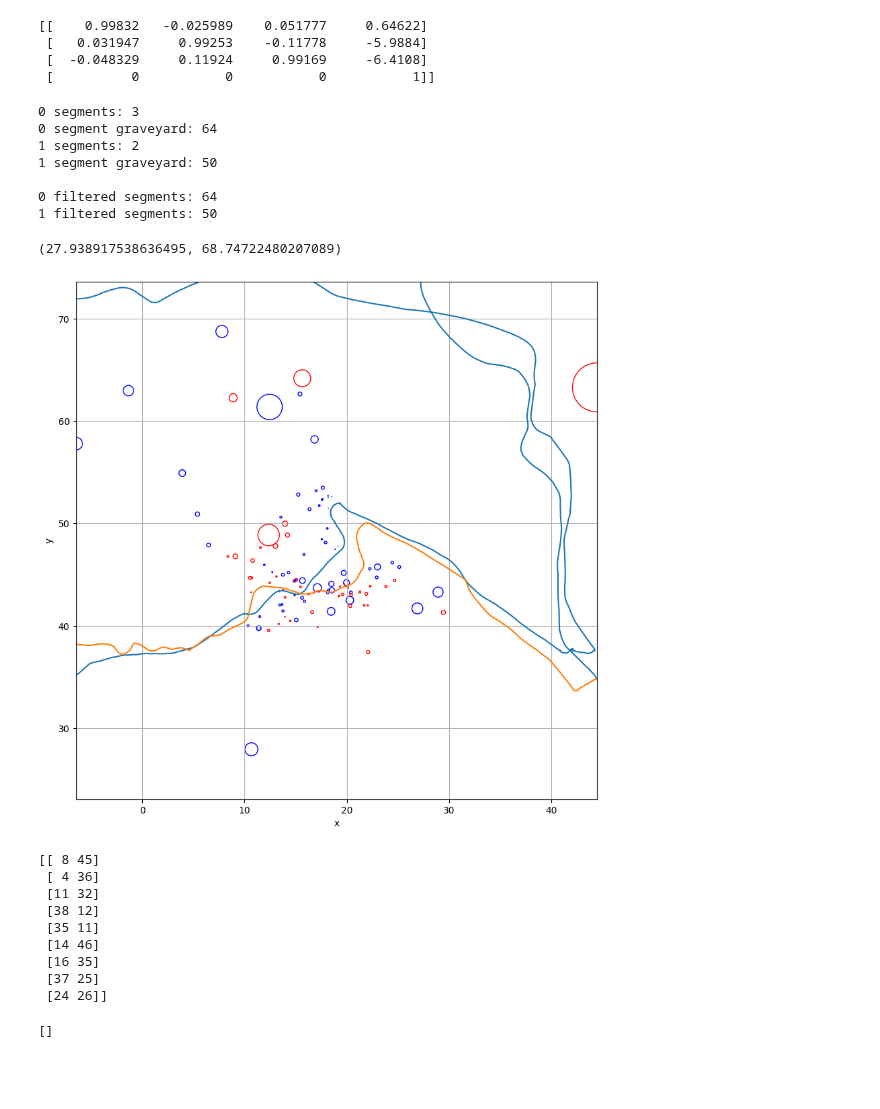
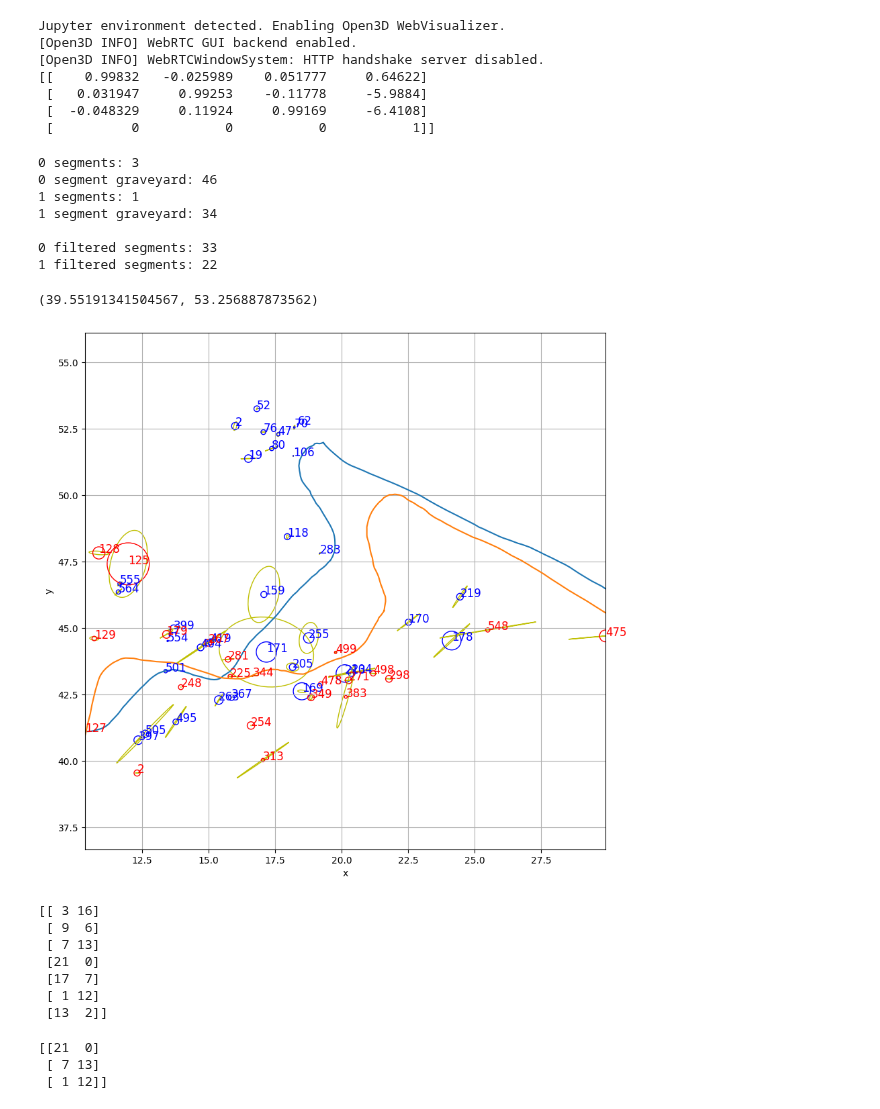
Before and after one commit to mit-acl/roman, a Jupyter notebook: notebooks/08_west_point_clipper_2.ipynb, the cells around one changed output. Cells and saved outputs as stored; diff of their text form; code cells hidden in the pictures; blank space fills up the shorter version.

Commit message:
add more merging conditions and update video output
Signed-off-by: Mason Peterson <mbpeterson70@gmail.com>

```diff
--- a/notebooks/08_west_point_clipper_2.ipynb
+++ b/notebooks/08_west_point_clipper_2.ipynb
@@ -25,8 +25,8 @@ from object_map_registration.utils import object_list_bounds
 cam_params_pkl = open('/home/masonbp/data/west_point_2023/acl_jackal2_cam_params.pkl', 'rb')
 cam_params = pickle.load(cam_params_pkl)
 tracker_files = [
-    '/home/masonbp/results/west_point_2023/segment_tracking/1117_04_585_615.pkl',
-    '/home/masonbp/results/west_point_2023/segment_tracking/1117_02_195_225.pkl',
+    '/home/masonbp/results/west_point_2023/segment_tracking/1117_04.pkl',
+    '/home/masonbp/results/west_point_2023/segment_tracking/1117_02.pkl',
 ]
 trackers = [pickle.load(open(f, 'rb')) for f in tracker_files]
 num_robots = len(trackers)
@@ -36,6 +36,9 @@ sol_pkl = "/home/masonbp/results/west_point_2023/frame_align_investigation/test_
 clipper_sol = pickle.load(open(sol_pkl, 'rb'))[0][1]
 print(clipper_sol.transform)
 # %% [output]
+Jupyter environment detected. Enabling Open3D WebVisualizer.
+[Open3D INFO] WebRTC GUI backend enabled.
+[Open3D INFO] WebRTCWindowSystem: HTTP handshake server disabled.
 [[    0.99832   -0.025989    0.051777     0.64622]
  [   0.031947     0.99253    -0.11778     -5.9884]
  [  -0.048329     0.11924     0.99169     -6.4108]
@@ -58,7 +61,13 @@ pose_data = [PoseData(
 pose_data[0].T_premultiply = clipper_sol.transform
 # %%
 def keep_fun(segment: Segment, i: int):
-    return True
+    try:
+        cov = segment.covariance()[:2,:2]
+        pearson = cov[0,1] / np.sqrt(cov[0,0]*cov[1,1])
+        std_devs = 1.
+        return np.max([std_devs*np.sqrt(cov[0,0]*(1 + pearson)), std_devs*cov[1,1]*np.sqrt(1 - pearson)]) < 4.0
+    except:
+        return False
     try:
         return segment.num_sightings > 10 \
             and segment.reconstruction3D(width_height=True)[3] > 0.1 \
@@ -78,12 +87,12 @@ for i in range(num_robots):
     print(f"{i} filtered segments: {len(filtered_segments[i])}")
 # %% [output]
 0 segments: 3
-0 segment graveyard: 64
-1 segments: 2
-1 segment graveyard: 50
+0 segment graveyard: 46
+1 segments: 1
+1 segment graveyard: 34
 
-0 filtered segments: 64
-1 filtered segments: 50
+0 filtered segments: 33
+1 filtered segments: 22
 # %%
 fig, ax = plt.subplots(figsize=(10, 10))
 ax.set_aspect('equal', adjustable='box')
@@ -98,49 +107,53 @@ for i in range(num_robots):
     for segment in filtered_segments[i]: #trackers[i].segments + trackers[i].segment_graveyard:
         try:
             if segment.num_sightings < 10: continue
             reconstruction = segment.reconstruction3D(width_height=True)
             # position, width = reconstruction[:2], reconstruction[3]
             # ellipsoid = Ellipsoid(reconstruction[:2], axes=np.array([width/2, width/2]), rot_mat=np.eye(2))
             position, width, height = reconstruction[:3], reconstruction[3], reconstruction[4]
 
             # ellipsoid = Ellipsoid(reconstruction[:3], axes=np.array([width/2, width/2, height/2]), rot_mat=np.eye(3))
             # if i == 0:
             #     ellipsoid.transform(clipper_sol.transform)
 
             ellipsoid = Ellipsoid(reconstruction[:2], axes=np.array([width/2, width/2]), rot_mat=np.eye(2))
+            cov = segment.covariance()[:2,:2]
+            pearson = cov[0,1] / np.sqrt(cov[0,0]*cov[1,1])
+            cov_ellipse = Ellipsoid(reconstruction[:2], axes=np.array([1*np.sqrt(cov[0,0]*(1 + pearson)), 1*cov[1,1]*np.sqrt(1 - pearson)]), rot_mat=cov[:2,:2])
             if i == 0:
                 ellipsoid.transform(T3d_2_T2d(clipper_sol.transform))
+                cov_ellipse.transform(T3d_2_T2d(clipper_sol.transform))
+            cov_ellipse.plot2d(ax, edgecolor='y')
 
             maps[i].append(ellipsoid)
             maps[i][-1].plot2d(ax, edgecolor=colors[i])
+            plt.text(ellipsoid.centroid[0], ellipsoid.centroid[1], f"{segment.id}", fontsize=12, color=colors[i])
         except:
             print("missed this one")
 
 maps_bounds = object_list_bounds(maps[0] + maps[1])
 
 for pd in pose_data:
     pd.plot2d(tf=pd.tf - 150)
 
 ax.set_xlim(maps_bounds[0])
 ax.set_ylim(maps_bounds[1])
 # print(maps_bounds)
 # %% [output]
-(27.938917538636495, 68.74722480207089)
+(39.55191341504567, 53.256887873562)
-[figure, old version]
+[figure, new version]
 # %%
-clipper = ClipperPtRegistration(sigma=.2, epsilon=.4)
+clipper = ClipperPtRegistration(sigma=.4, epsilon=.6)
 inliers_cl = clipper.register(maps[0], maps[1])
 print(inliers_cl)
 # %% [output]
-[[ 8 45]
- [ 4 36]
- [11 32]
- [38 12]
- [35 11]
- [14 46]
- [16 35]
- [37 25]
- [24 26]]
+[[ 3 16]
+ [ 9  6]
+ [ 7 13]
+ [21  0]
+ [17  7]
+ [ 1 12]
+ [13  2]]
 # %%
 from motlee.realign.frame_aligner import FrameAligner, AssocMethod
 frame_aligner = FrameAligner(
@@ -160,11 +173,13 @@ for obj in maps[1]:
     obj_cp.transform(T3d_2_T2d(sols[2].transform))
     map_transformed.append(obj_cp)
 # %%
-dist_vol_reg = DistVolSimReg(sigma=.2, epsilon=.4, vol_score_min=.5, dist_score_min=.5)
+dist_vol_reg = DistVolSimReg(sigma=.2, epsilon=.4, vol_score_min=.0, dist_score_min=.0)
 inliers = dist_vol_reg.register(maps[0], maps[1])
 print(inliers)
 # %% [output]
-[]
+[[21  0]
+ [ 7 13]
+ [ 1 12]]
 # %%
 fig, ax = plt.subplots(figsize=(10, 10))
 ax.set_aspect('equal', adjustable='box')
```
Also changed, not shown: parts of 2 cells of this notebook, 9 other files.
